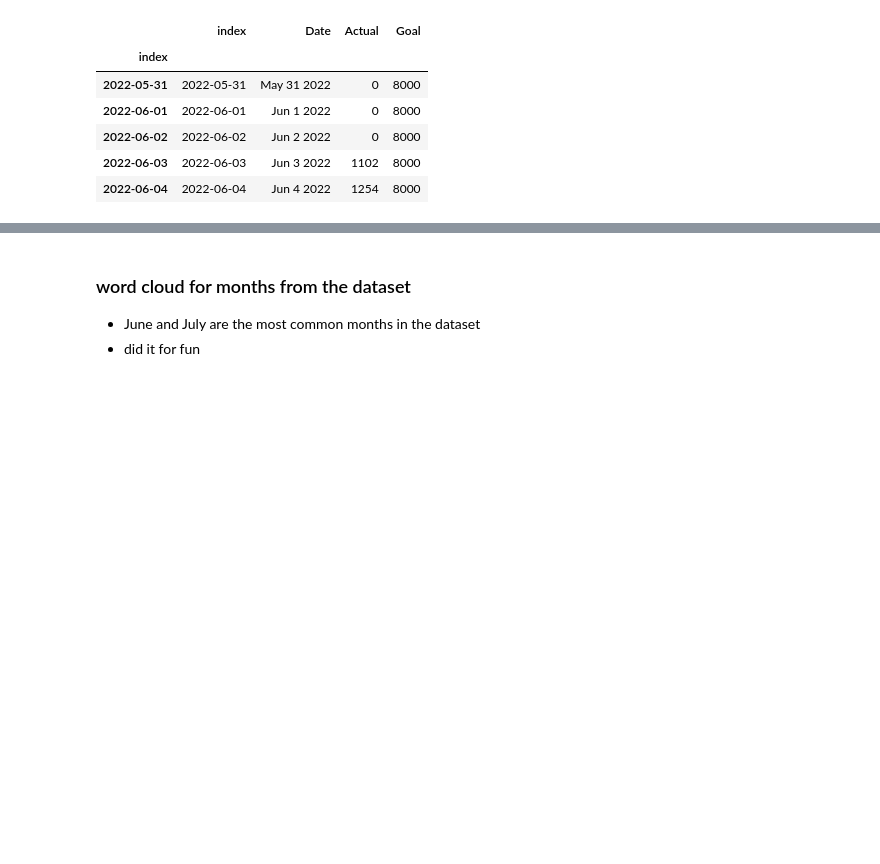
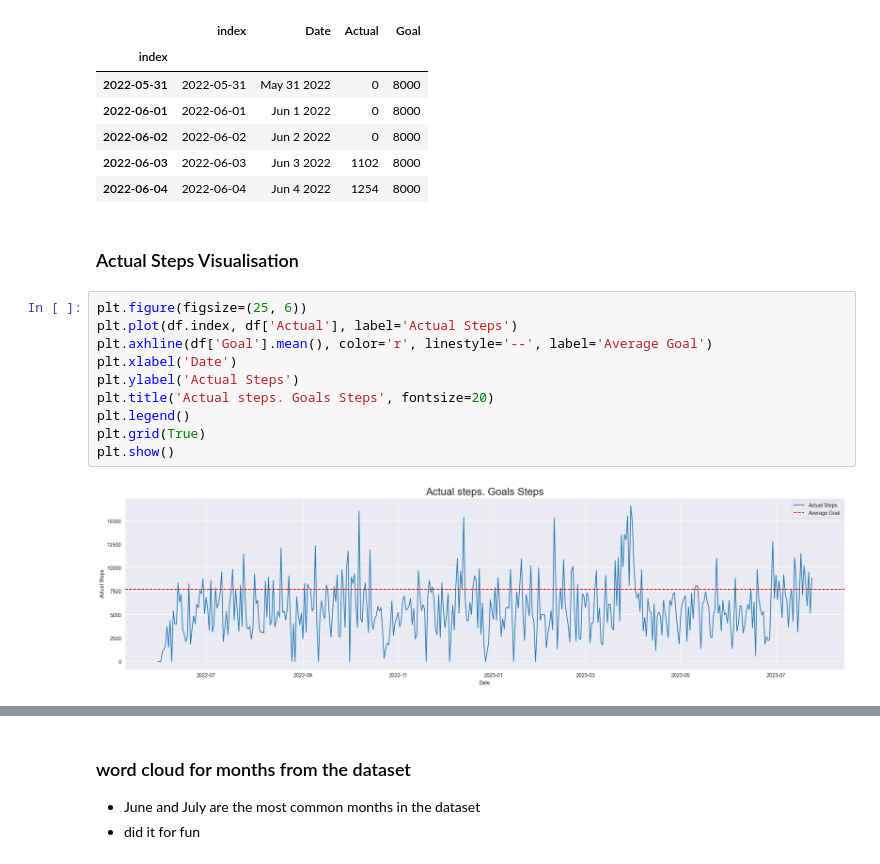
Before and after one commit to kibambe-0167/time-series-analysis, a Jupyter notebook: app.ipynb, the cells around one changed output, grey strips where cells are left out. Saved outputs shown, nothing was run; the diff lists cells and outputs as text; blank space fills up the shorter version.

```diff
--- a/app.ipynb
+++ b/app.ipynb
@@ -499,3 +436,17 @@ df.head()
 | 2022-06-02 | 2022-06-02 | Jun 2 2022 | 0 | 8000 |
 | 2022-06-03 | 2022-06-03 | Jun 3 2022 | 1102 | 8000 |
 | 2022-06-04 | 2022-06-04 | Jun 4 2022 | 1254 | 8000 |
+# %% [markdown]
+### Actual Steps Visualisation
+# %%
+plt.figure(figsize=(25, 6))
+plt.plot(df.index, df['Actual'], label='Actual Steps')
+plt.axhline(df['Goal'].mean(), color='r', linestyle='--', label='Average Goal')
+plt.xlabel('Date')
+plt.ylabel('Actual Steps')
+plt.title('Actual steps. Goals Steps', fontsize=20)
+plt.legend()
+plt.grid(True)
+plt.show()
+# %% [output]
+[figure, added]
```
Also changed, not shown: parts of 28 cells of this notebook, 1 other file.
